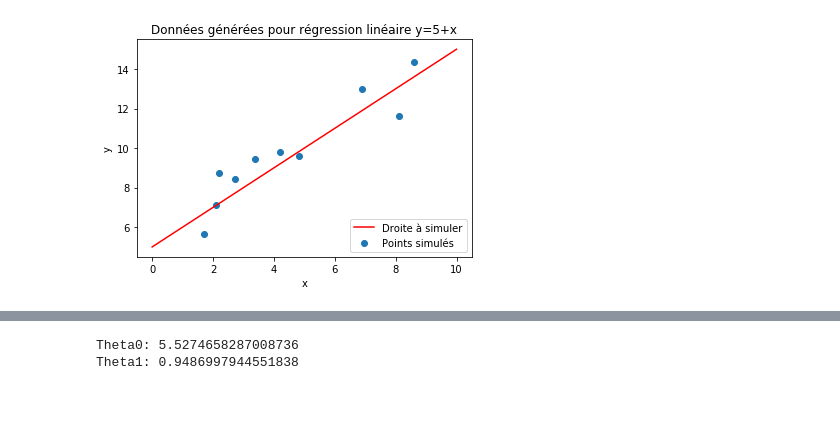
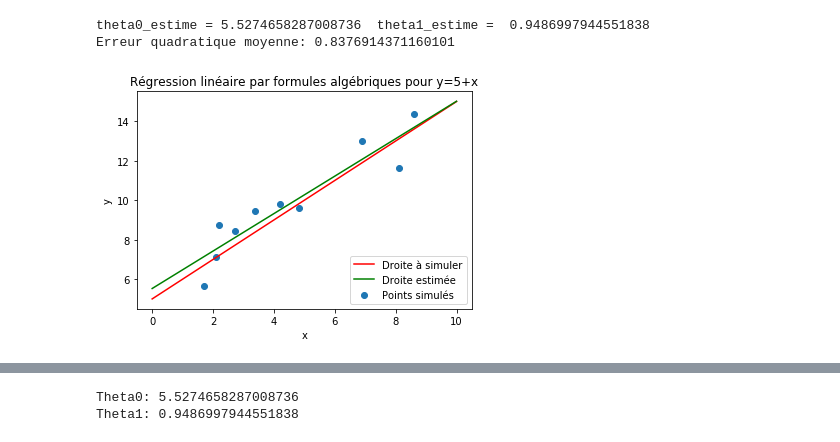
Before and after one commit to RobertGodin/CodePython, a Jupyter notebook: Notebooks/ExempleRegressionUnivariee.ipynb, the cells around one changed output, grey strips where cells are left out. Drawn from its saved outputs; the diff is of its cells as text; code cells hidden in the pictures; blank space fills up the shorter version.

```diff
--- a/Notebooks/ExempleRegressionUnivariee.ipynb
+++ b/Notebooks/ExempleRegressionUnivariee.ipynb
@@ -1,30 +1,50 @@
 # %%
-# Génération de données qui suivent une distribution linéaire univariée avec résidus ~ N(0,1)
 %matplotlib inline
 import matplotlib.pyplot as plt
 import numpy as np
 
 def h_lineaire_univarie(theta,x):
     return theta[0]+theta[1]*x
+def eqm(Y_estime,Y,m):
+    return (((Y_estime-Y)**2).sum())*1/m
 
 # Génération de données qui suivent une distribution linéaire univariée avec résidus ~ N(0,1)
 m=10 # nombre de lignes de données
 theta_simule = (5,1)
 np.random.seed(22) # Pour obtenir des résultats reproductibles avec les données aléatoires
 
 X = np.random.rand(m)*m # m valeurs de x entre 0 et m
 Y = h_lineaire_univarie(theta_simule,X)+np.random.randn(m)*1.0 # Résidus N(0,1)
-plt.scatter(X,Y,label = 'Points simulés')
+plt.scatter(X,Y,label = 'Points simulés') # Pour afficher les données aléatoires simulées
 
-X_modele = np.arange(0,m+1,m)
+# Pour afficher la droite du modèle simulé
+X_modele = np.arange(0,m+1,1)
 Y_modele = h_lineaire_univarie(theta_simule,X_modele)
-plt.plot(X_modele,Y_modele, '-r',label = 'Droite à simuler')
+plt.plot(X_modele, Y_modele,'-r',label = 'Droite à simuler')
 
-plt.title("Données générées pour régression linéaire y=5+x")
+# Calculer les estimations de theta par les formules dérivées algébriquement
+X_bar = X.sum()/m
+Y_bar = Y.sum()/m
+CovXY = (((X-X_bar)*(Y-Y_bar)).sum())/m
+VarX = (((X-X_bar)**2).sum())/m
+theta1_estime = CovXY/VarX
+theta0_estime = Y_bar-theta1_estime*X_bar
+print("theta0_estime =",theta0_estime," theta1_estime = ",theta1_estime)
+
+Y_estime = theta0_estime + theta1_estime*X # Valeurs estimées pour X
+print("Erreur quadratique moyenne:", eqm(Y_estime,Y,m))
+
+# Pour afficher la droite de régression estimée
+Y_droite_estimee =  theta0_estime + theta1_estime*X_modele # Valeurs estimées pour X_modele
+plt.plot(X_modele, Y_droite_estimee, '-g',label = 'Droite estimée')
+
+plt.title("Régression linéaire par formules algébriques pour y=5+x")
 plt.xlabel('x')
 plt.ylabel('y')
 plt.legend(loc='lower right')
 plt.show()
 # %% [output]
+theta0_estime = 5.5274658287008736  theta1_estime =  0.9486997944551838
+Erreur quadratique moyenne: 0.8376914371160101
-[figure, old version]
+[figure, new version]
 # %%
```
Also changed, not shown: parts of 2 cells of this notebook, 9 other files.
